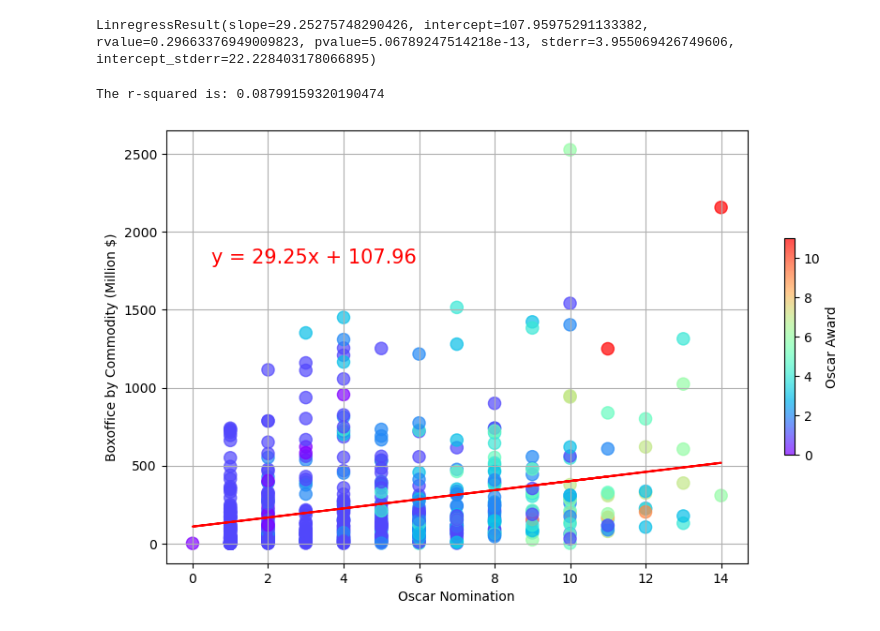
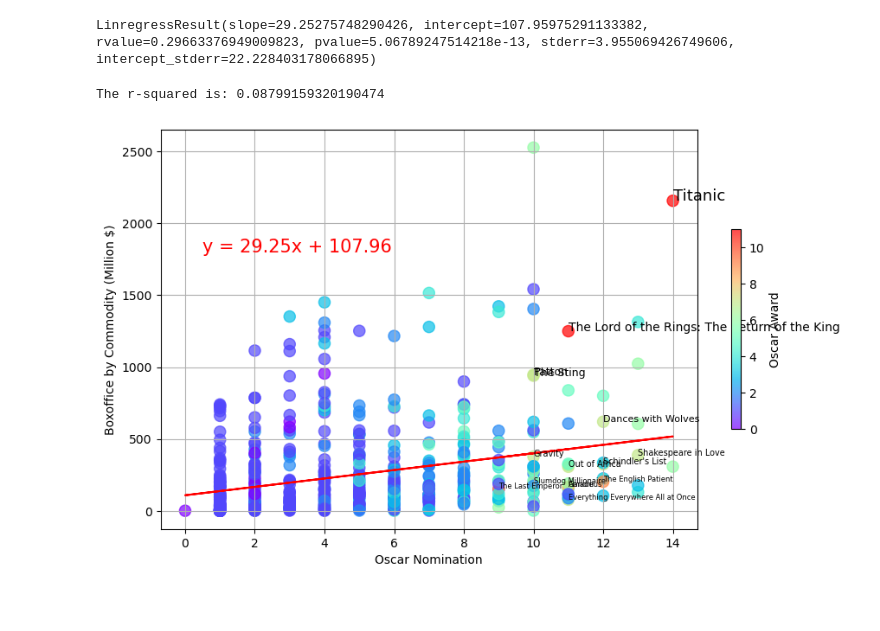
Before and after one commit to rickscrib/group8_project1, a Jupyter notebook: project1_boxoffice.ipynb, the cells around one changed output. Saved outputs shown, nothing was run; the diff lists cells and outputs as text; code cells hidden in the pictures; blank space fills up the shorter version.

```diff
--- a/project1_boxoffice.ipynb
+++ b/project1_boxoffice.ipynb
@@ -247,27 +251,31 @@ LinregressResult(slope=29.25275748290426, intercept=107.95975291133382, rvalue=0
 # %%
-# regression line
-line_eq = "y = " + str(round(regression_model.slope,2)) + "x + " + str(round(regression_model.intercept,2))
-regress_values = boxoffice_m_df['Oscar_Nomination'] * regression_model.slope + regression_model.intercept
+# text label for plot
+award_m = boxoffice_m_df[ boxoffice_m_df['Oscar_Award'] >= 7 ]
 # %%
 # plot for Oscar_Nomination and Commodity_Million
 plt.figure(figsize=(10,6))
 
 plt.grid()
 
 plt.scatter(boxoffice_m_df['Oscar_Nomination'],  boxoffice_m_df['Commodity_Million'], \
             alpha = 0.7 , s= 90, c=boxoffice_m_df['Oscar_Award'] ,cmap="rainbow" )
 
 plt.plot(boxoffice_m_df['Oscar_Nomination'],regress_values,"r-")
 plt.annotate(line_eq,(0.5,1800),fontsize=15,color="red")
 
 plt.xlabel("Oscar Nomination")
 plt.ylabel("Boxoffice by Commodity (Million $)")
 
 plt.colorbar(label="Oscar Award", location='right' , shrink=0.5 )
 
+# add movie name for over 500 million
+for i in range(len(award_m)) :
+    plt.text( award_m.iloc[ i ]['Oscar_Nomination'] , award_m.iloc[ i ]['Commodity_Million'] , award_m.iloc[ i ]['Oscar_Film'], \
+             size = math.floor(award_m.iloc[ i ]['Commodity_Million']/300)+6, rotation=0 )
+
 print(f"The r-squared is: {regression_model.rvalue**2}")
 
 plt.savefig('./output/regression_boxoffic.png')
 # %% [output]
 The r-squared is: 0.08799159320190474
-[figure, old version]
+[figure, new version]
```
Also changed, not shown: parts of 9 cells of this notebook, 1 other file.
